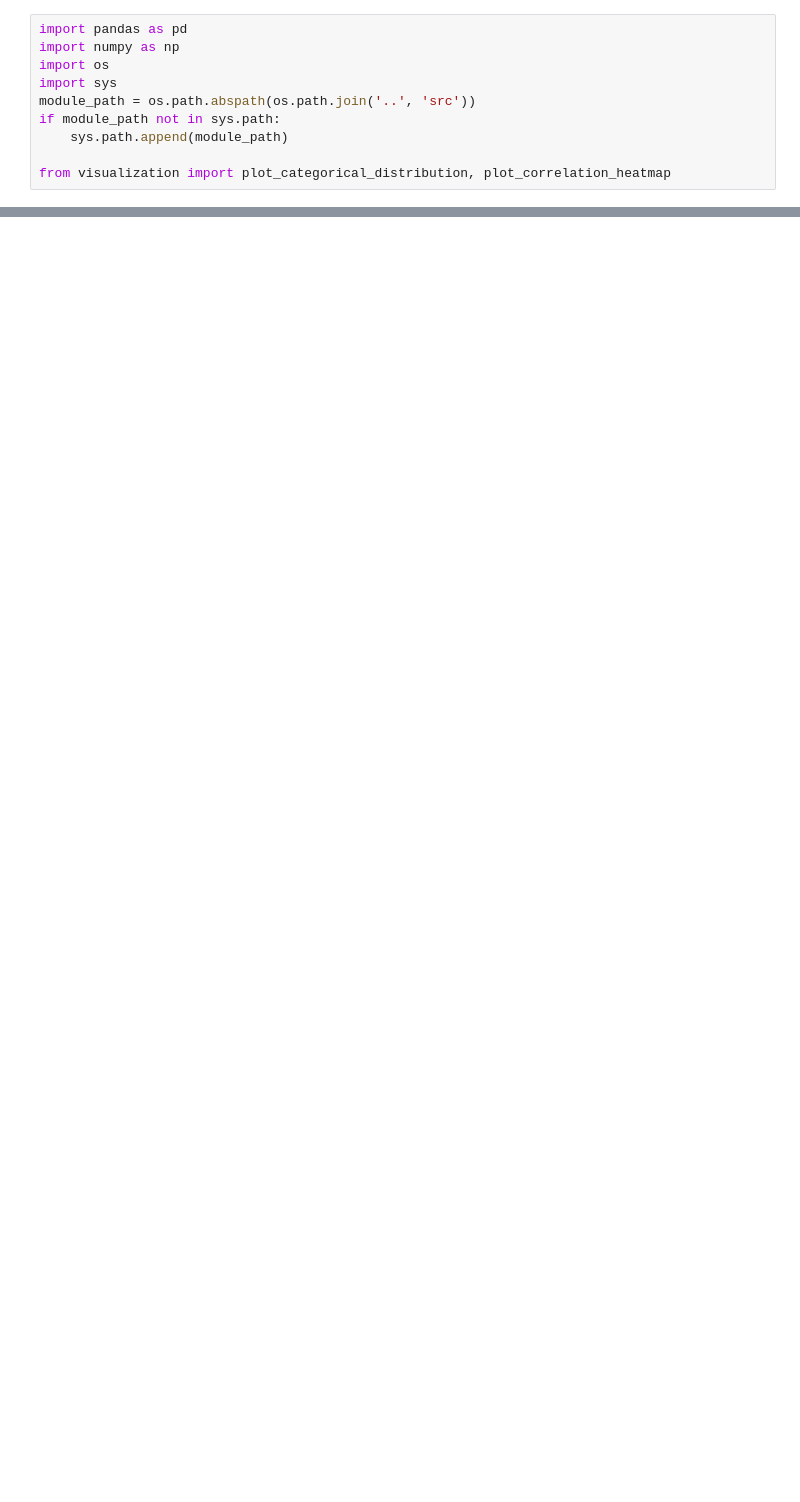
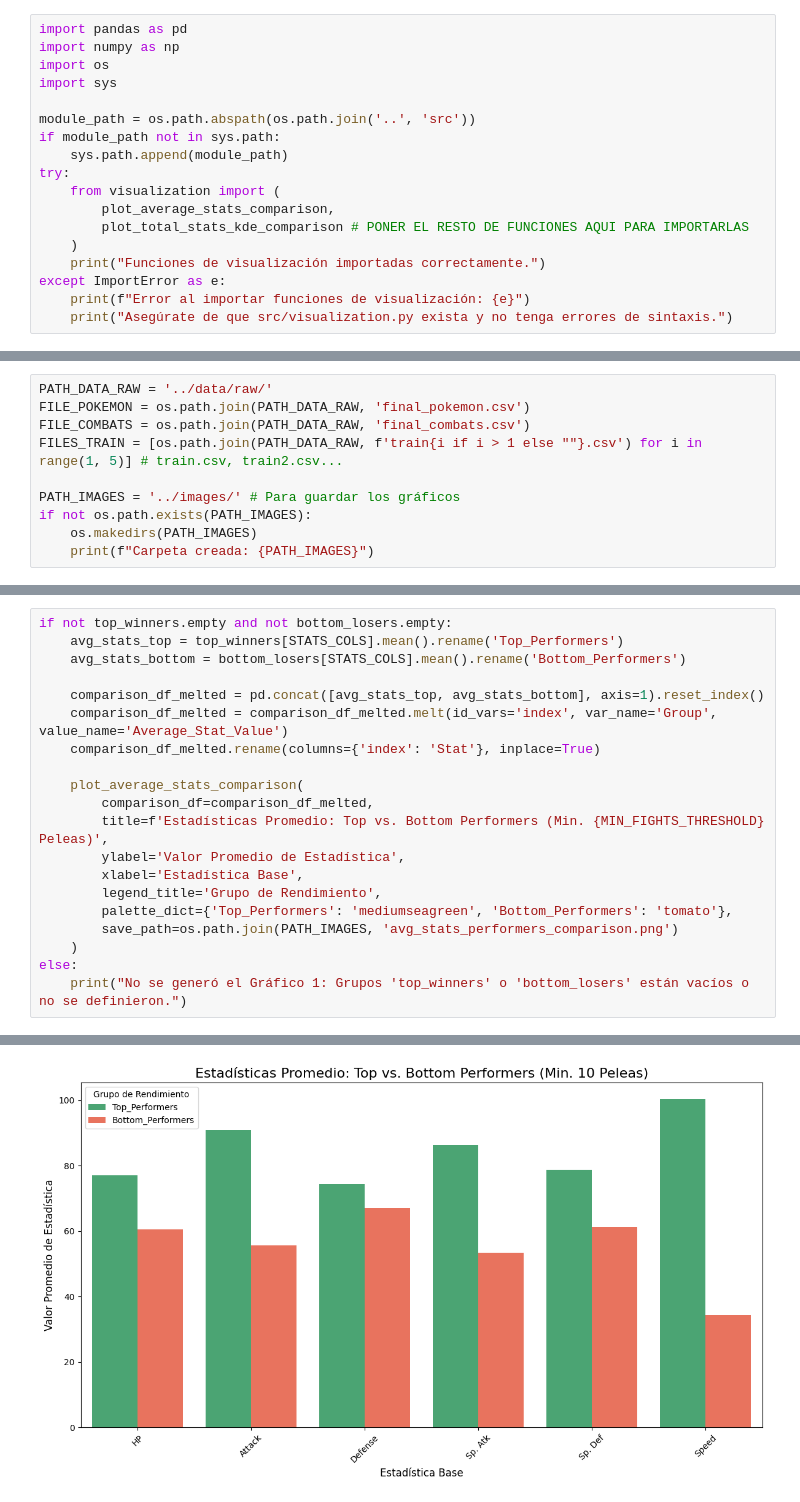
Before and after one commit to darkanthem21/analisis-pokecientifico, a Jupyter notebook: notebooks/pokeanalisis.ipynb, the cells around one changed output, grey strips where cells are left out. Saved outputs shown, nothing was run; the diff lists cells and outputs as text; blank space fills up the shorter version.

Commit message:
graficos top vs bottom

```diff
--- a/notebooks/pokeanalisis.ipynb
+++ b/notebooks/pokeanalisis.ipynb
@@ -3,8 +3,16 @@ import pandas as pd
 import numpy as np
 import os
 import sys
+
 module_path = os.path.abspath(os.path.join('..', 'src'))
 if module_path not in sys.path:
     sys.path.append(module_path)
-
-from visualization import plot_categorical_distribution, plot_correlation_heatmap
+try:
+    from visualization import (
+        plot_average_stats_comparison,
+        plot_total_stats_kde_comparison # PONER EL RESTO DE FUNCIONES AQUI PARA IMPORTARLAS
+    )
+    print("Funciones de visualización importadas correctamente.")
+except ImportError as e:
+    print(f"Error al importar funciones de visualización: {e}")
+    print("Asegúrate de que src/visualization.py exista y no tenga errores de sintaxis.")
@@ -10,0 +23,10 @@ from visualization import plot_categorical_distribution, plot_correlation_heatma
+# %%
+PATH_DATA_RAW = '../data/raw/'
+FILE_POKEMON = os.path.join(PATH_DATA_RAW, 'final_pokemon.csv')
+FILE_COMBATS = os.path.join(PATH_DATA_RAW, 'final_combats.csv')
+FILES_TRAIN = [os.path.join(PATH_DATA_RAW, f'train{i if i > 1 else ""}.csv') for i in range(1, 5)] # train.csv, train2.csv...
+
+PATH_IMAGES = '../images/' # Para guardar los gráficos
+if not os.path.exists(PATH_IMAGES):
+    os.makedirs(PATH_IMAGES)
+    print(f"Carpeta creada: {PATH_IMAGES}")
@@ -86,0 +210,21 @@ Gráfico guardado en: ../images/matriz_correlacion_funcion.png
+# %%
+if not top_winners.empty and not bottom_losers.empty:
+    avg_stats_top = top_winners[STATS_COLS].mean().rename('Top_Performers')
+    avg_stats_bottom = bottom_losers[STATS_COLS].mean().rename('Bottom_Performers')
+
+    comparison_df_melted = pd.concat([avg_stats_top, avg_stats_bottom], axis=1).reset_index()
+    comparison_df_melted = comparison_df_melted.melt(id_vars='index', var_name='Group', value_name='Average_Stat_Value')
+    comparison_df_melted.rename(columns={'index': 'Stat'}, inplace=True)
+
+    plot_average_stats_comparison(
+        comparison_df=comparison_df_melted,
+        title=f'Estadísticas Promedio: Top vs. Bottom Performers (Min. {MIN_FIGHTS_THRESHOLD} Peleas)',
+        ylabel='Valor Promedio de Estadística',
+        xlabel='Estadística Base',
+        legend_title='Grupo de Rendimiento',
+        palette_dict={'Top_Performers': 'mediumseagreen', 'Bottom_Performers': 'tomato'},
+        save_path=os.path.join(PATH_IMAGES, 'avg_stats_performers_comparison.png')
+    )
+else:
+    print("No se generó el Gráfico 1: Grupos 'top_winners' o 'bottom_losers' están vacíos o no se definieron.")
+# %% [output]
@@ -86,0 +232 @@ Gráfico guardado en: ../images/matriz_correlacion_funcion.png
+[figure, added]
```
Also changed, not shown: parts of 19 cells of this notebook, 1 other file.
